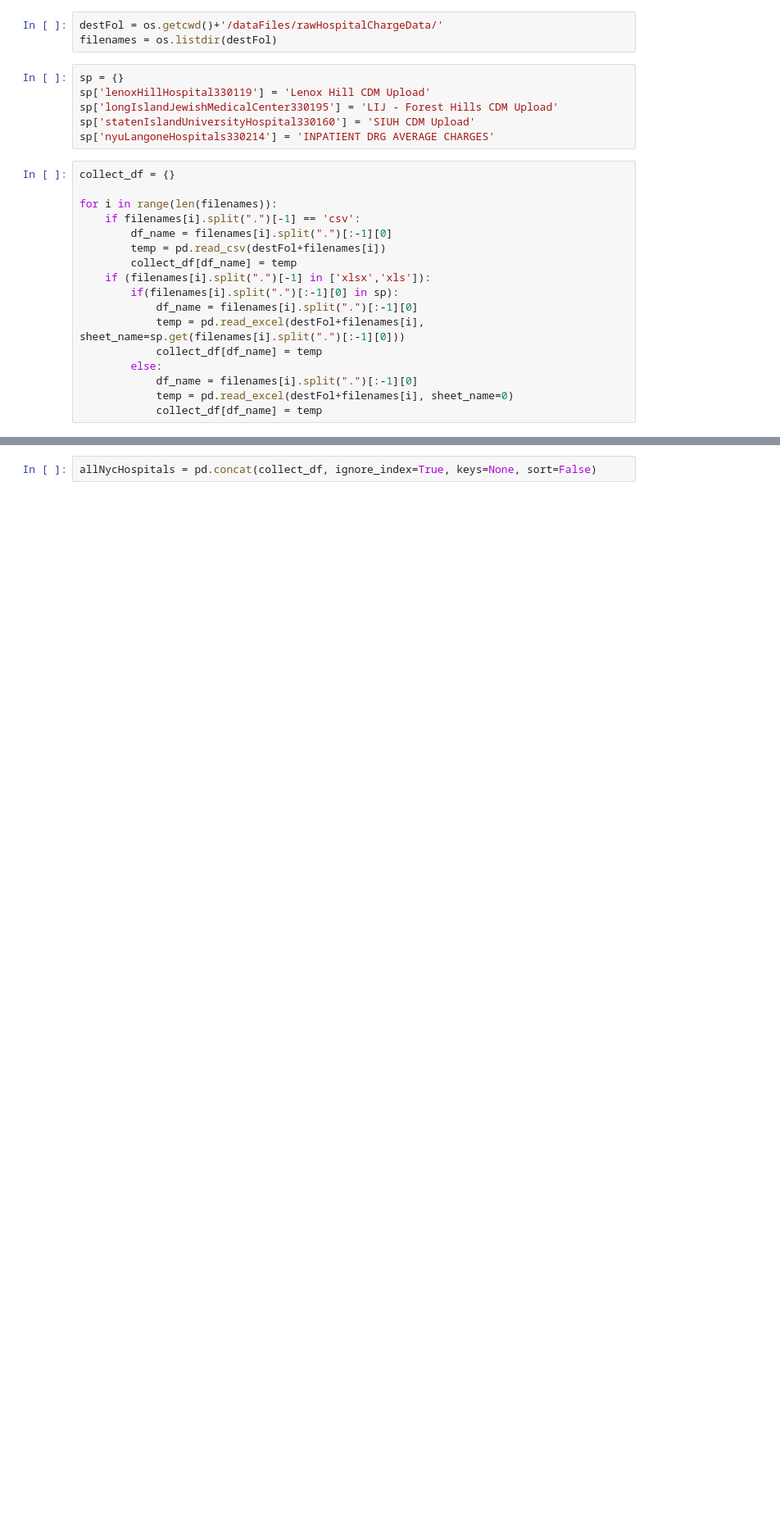
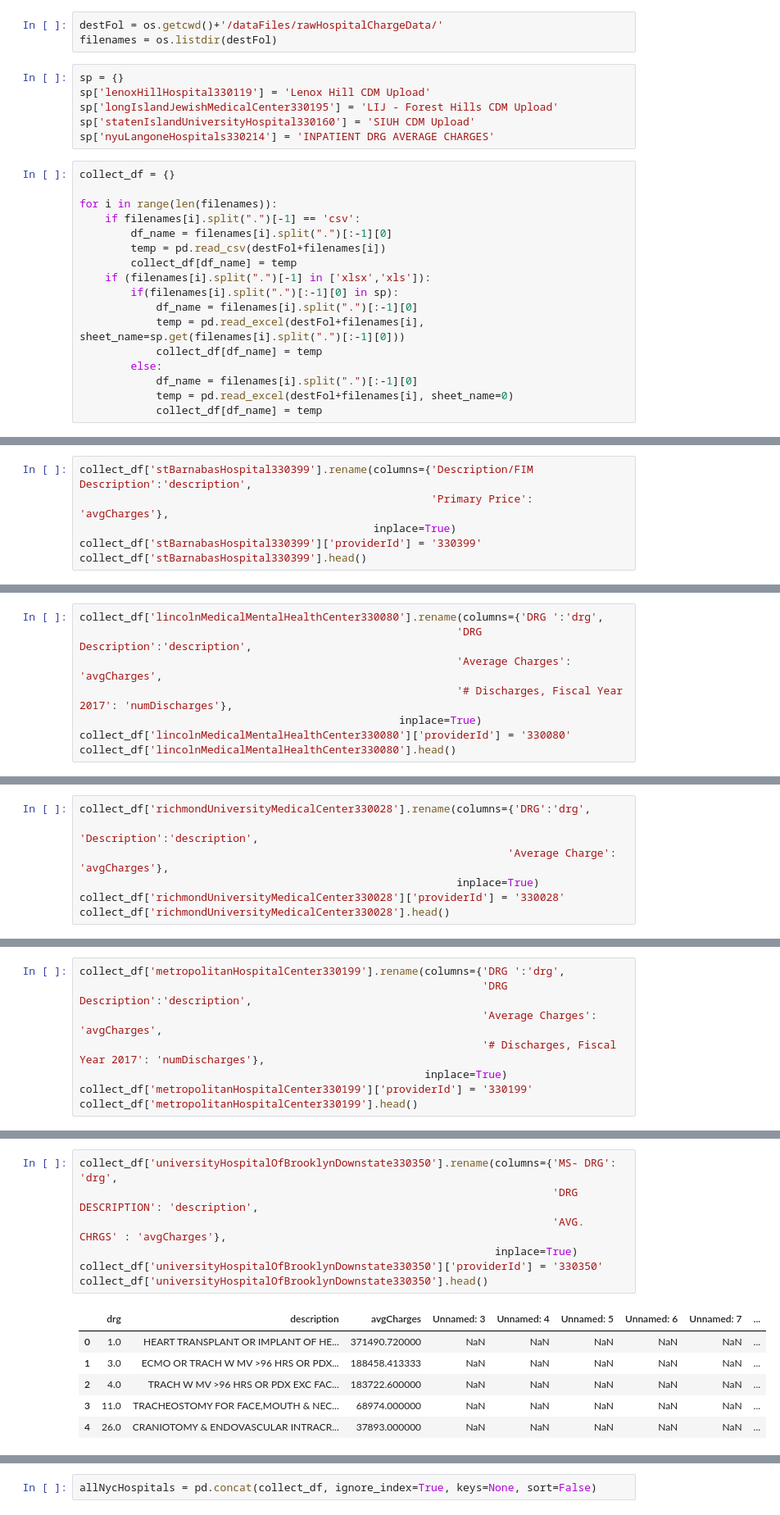
Before and after one commit to meiguan/nycHospitalPricing, a Jupyter notebook: 2_compileHospitalMasterCharges.ipynb, the cells around one changed output, grey strips where cells are left out. Shown: that part at 82% size. Cells and saved outputs as stored; diff of their text form; blank space fills up the shorter version.

```diff
--- a/2_compileHospitalMasterCharges.ipynb
+++ b/2_compileHospitalMasterCharges.ipynb
@@ -591,0 +428,6 @@ collect_df['bronxLebanonHospitalCenter330009'].head()
+# %%
+collect_df['stBarnabasHospital330399'].rename(columns={'Description/FIM Description':'description',
+                                                       'Primary Price': 'avgCharges'},
+                                              inplace=True)
+collect_df['stBarnabasHospital330399']['providerId'] = '330399'
+collect_df['stBarnabasHospital330399'].head()
@@ -591,0 +441,8 @@ collect_df['bronxLebanonHospitalCenter330009'].head()
+# %%
+collect_df['lincolnMedicalMentalHealthCenter330080'].rename(columns={'DRG ':'drg',
+                                                           'DRG Description':'description',
+                                                           'Average Charges': 'avgCharges',
+                                                           '# Discharges, Fiscal Year 2017': 'numDischarges'},
+                                                  inplace=True)
+collect_df['lincolnMedicalMentalHealthCenter330080']['providerId'] = '330080'
+collect_df['lincolnMedicalMentalHealthCenter330080'].head()
@@ -591,0 +456,7 @@ collect_df['bronxLebanonHospitalCenter330009'].head()
+# %%
+collect_df['richmondUniversityMedicalCenter330028'].rename(columns={'DRG':'drg',
+                                                                   'Description':'description',
+                                                                   'Average Charge': 'avgCharges'},
+                                                           inplace=True)
+collect_df['richmondUniversityMedicalCenter330028']['providerId'] = '330028'
+collect_df['richmondUniversityMedicalCenter330028'].head()
@@ -591,0 +470,8 @@ collect_df['bronxLebanonHospitalCenter330009'].head()
+# %%
+collect_df['metropolitanHospitalCenter330199'].rename(columns={'DRG ':'drg',
+                                                               'DRG Description':'description',
+                                                               'Average Charges': 'avgCharges',
+                                                               '# Discharges, Fiscal Year 2017': 'numDischarges'},
+                                                      inplace=True)
+collect_df['metropolitanHospitalCenter330199']['providerId'] = '330199'
+collect_df['metropolitanHospitalCenter330199'].head()
@@ -591,0 +485,14 @@ collect_df['bronxLebanonHospitalCenter330009'].head()
+# %%
+collect_df['universityHospitalOfBrooklynDownstate330350'].rename(columns={'MS- DRG': 'drg',
+                                                                          'DRG DESCRIPTION': 'description',
+                                                                          'AVG. CHRGS' : 'avgCharges'},
+                                                                 inplace=True)
+collect_df['universityHospitalOfBrooklynDownstate330350']['providerId'] = '330350'
+collect_df['universityHospitalOfBrooklynDownstate330350'].head()
+# %% [output]
+|  | drg | description | avgCharges | Unnamed: 3 | Unnamed: 4 | Unnamed: 5 | Unnamed: 6 | Unnamed: 7 | ... |
+| 0 | 1.0 | HEART TRANSPLANT OR IMPLANT OF HE... | 371490.720000 | NaN | NaN | NaN | NaN | NaN | ... |
+| 1 | 3.0 | ECMO OR TRACH W MV >96 HRS OR PDX... | 188458.413333 | NaN | NaN | NaN | NaN | NaN | ... |
+| 2 | 4.0 | TRACH W MV >96 HRS OR PDX EXC FAC... | 183722.600000 | NaN | NaN | NaN | NaN | NaN | ... |
+| 3 | 11.0 | TRACHEOSTOMY FOR FACE,MOUTH & NEC... | 68974.000000 | NaN | NaN | NaN | NaN | NaN | ... |
+| 4 | 26.0 | CRANIOTOMY & ENDOVASCULAR INTRACR... | 37893.000000 | NaN | NaN | NaN | NaN | NaN | ... |
```
Also changed, not shown: parts of 92 cells of this notebook, 3 other files.
